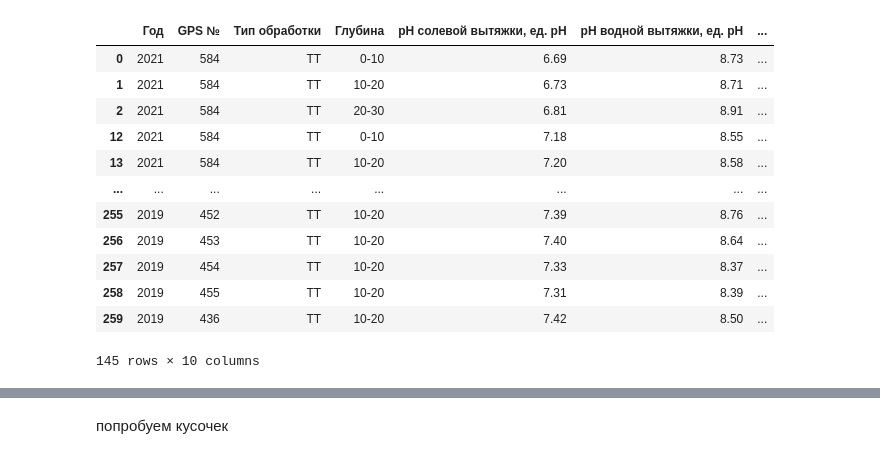
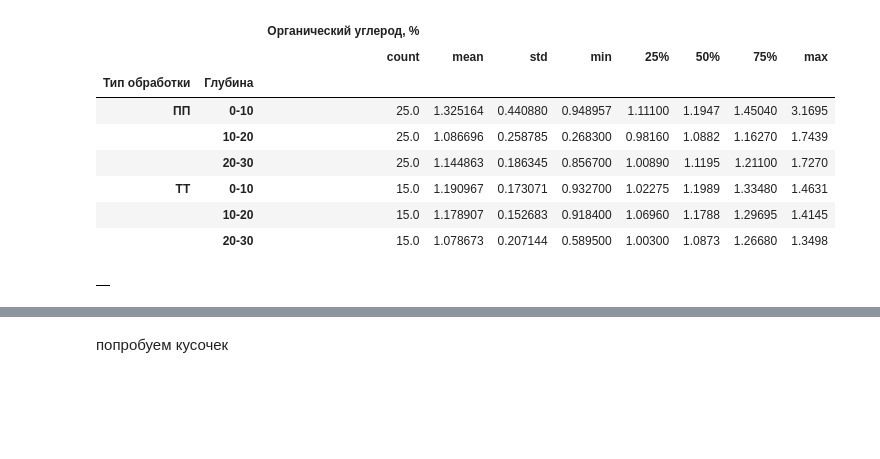
Before and after one commit to hukitoc94/total_archangelskiy, a Jupyter notebook: field_data/khitrov.ipynb, the cells around one changed output, grey strips where cells are left out. Saved outputs shown, nothing was run; the diff lists cells and outputs as text; code cells hidden in the pictures; blank space fills up the shorter version.

```diff
--- a/field_data/khitrov.ipynb
+++ b/field_data/khitrov.ipynb
@@ -23,19 +33,17 @@ agrochemistry_main.dropna(axis = 0, inplace= True)
 # разбивка по точкам на ПП
 pp_points = [525,526,527,528,586,529, 584,585]
 by_points = agrochemistry_main[agrochemistry_main["GPS №"].isin(pp_points)]
-# %%
-agrochemistry_main
-# %% [output]
-|  | Год | GPS № | Тип обработки | Глубина | рН солевой вытяжки, ед. рН | рН водной вытяжки, ед. рН | ... |
-| 0 | 2021 | 584 | ТТ | 0-10 | 6.69 | 8.73 | ... |
-| 1 | 2021 | 584 | ТТ | 10-20 | 6.73 | 8.71 | ... |
-| 2 | 2021 | 584 | ТТ | 20-30 | 6.81 | 8.91 | ... |
-| 12 | 2021 | 584 | ТТ | 0-10 | 7.18 | 8.55 | ... |
-| 13 | 2021 | 584 | ТТ | 10-20 | 7.20 | 8.58 | ... |
-| ... | ... | ... | ... | ... | ... | ... | ... |
-| 255 | 2019 | 452 | ТТ | 10-20 | 7.39 | 8.76 | ... |
-| 256 | 2019 | 453 | ТТ | 10-20 | 7.40 | 8.64 | ... |
-| 257 | 2019 | 454 | ТТ | 10-20 | 7.33 | 8.37 | ... |
-| 258 | 2019 | 455 | ТТ | 10-20 | 7.31 | 8.39 | ... |
-| 259 | 2019 | 436 | ТТ | 10-20 | 7.42 | 8.50 | ... |
-145 rows × 10 columns
+# %%
+sample = agrochemistry_main[["Тип обработки","Глубина","Органический углерод, %"]]
+# %%
+sample.groupby(["Тип обработки","Глубина"]).describe()
+# %% [output]
+|  |  | Органический углерод, % |  |  |  |  |  |  |  |
+|  |  | count | mean | std | min | 25% | 50% | 75% | max |
+| Тип обработки | Глубина |  |  |  |  |  |  |  |  |
+| ПП | 0-10 | 25.0 | 1.325164 | 0.440880 | 0.948957 | 1.11100 | 1.1947 | 1.45040 | 3.1695 |
+|  | 10-20 | 25.0 | 1.086696 | 0.258785 | 0.268300 | 0.98160 | 1.0882 | 1.16270 | 1.7439 |
+|  | 20-30 | 25.0 | 1.144863 | 0.186345 | 0.856700 | 1.00890 | 1.1195 | 1.21100 | 1.7270 |
+| ТТ | 0-10 | 15.0 | 1.190967 | 0.173071 | 0.932700 | 1.02275 | 1.1989 | 1.33480 | 1.4631 |
+|  | 10-20 | 15.0 | 1.178907 | 0.152683 | 0.918400 | 1.06960 | 1.1788 | 1.29695 | 1.4145 |
+|  | 20-30 | 15.0 | 1.078673 | 0.207144 | 0.589500 | 1.00300 | 1.0873 | 1.26680 | 1.3498 |
@@ -41,0 +56,4 @@ agrochemistry_main
+# %%
+diff_df.append(diff_df)
+# %% [output]
+|  |
```
Also changed, not shown: parts of 16 cells of this notebook.
